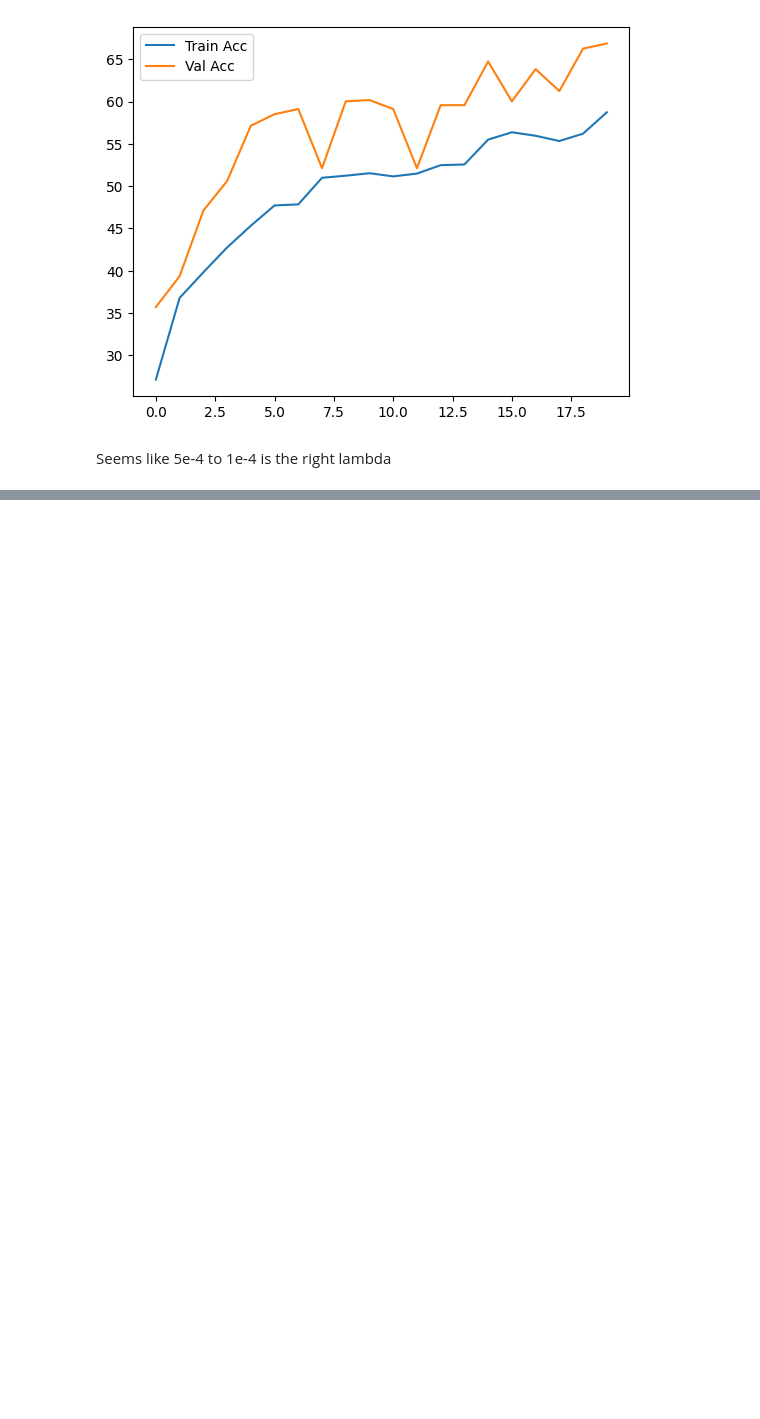
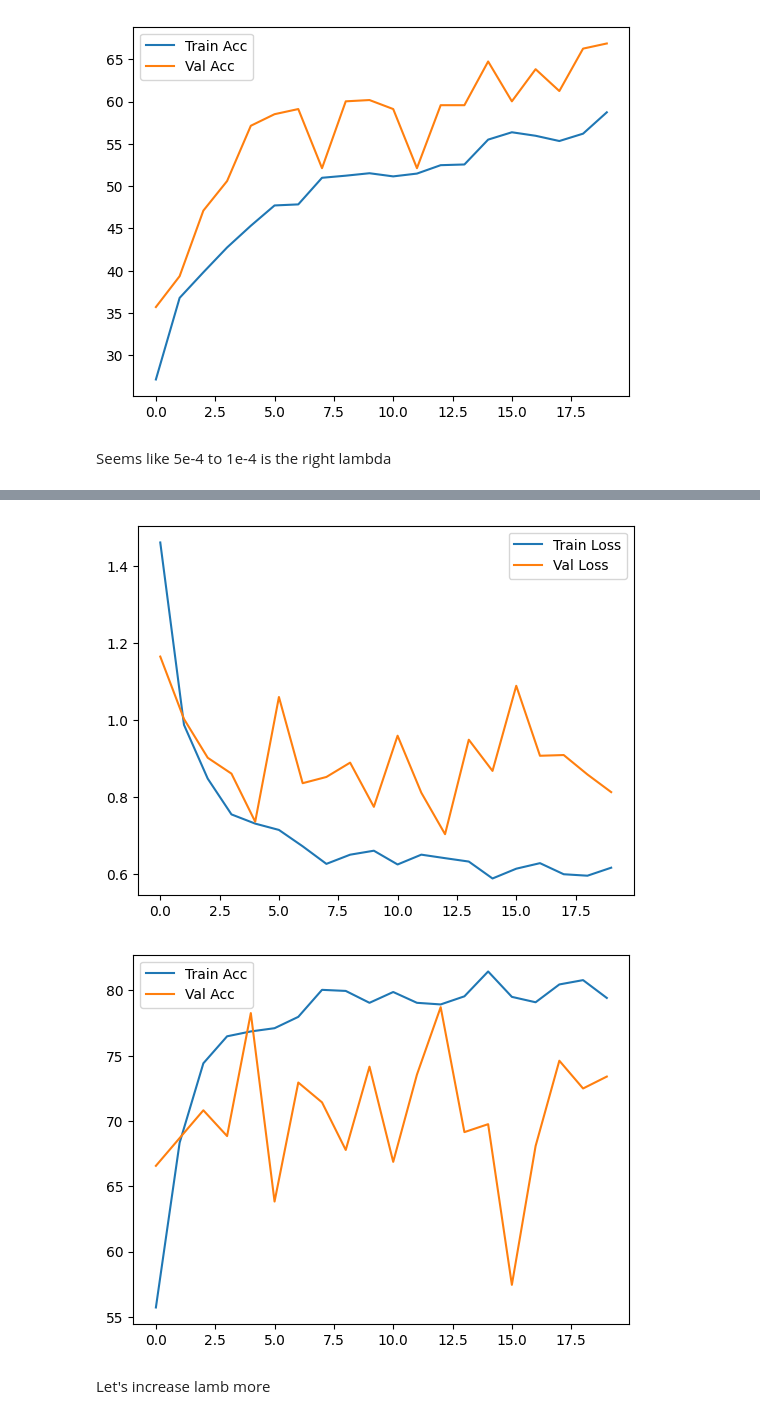
Before and after one commit to pranit-gandhi/astronomical-object-detection, a Jupyter notebook: slabs/ann.ipynb, the cells around one changed output, grey strips where cells are left out. Cells and saved outputs as stored; diff of their text form; code cells hidden in the pictures; blank space fills up the shorter version.

```diff
--- a/slabs/ann.ipynb
+++ b/slabs/ann.ipynb
@@ -873,0 +1173,30 @@ Seems like 5e-4 to 1e-4 is the right lambda
+# %%
+class ANN3(nn.Module):
+    def __init__(self, input_size = 3*128*128, num_classes = 12, dropout = 0.2):
+        super().__init__()
+        self.model = nn.Sequential(
+            nn.Linear(input_size,512),
+            nn.BatchNorm1d(512),
+            nn.ReLU(),
+            nn.Dropout(dropout),
+            nn.Linear(512, 256),
+            nn.BatchNorm1d(256),
+            nn.ReLU(),
+            nn.Dropout(0.1),
+            nn.Linear(256, num_classes)
+        )
+    def forward(self, x):
+        x = x.view(x.size(0), -1)
+        return self.model(x)
+# %%
+lamb = 0.0007
+ann_model = ANN3()
+trained_ann = train_ann(
+    ann_model,
+    train_loader,
+    val_loader,
+    device,
+    num_epochs=20,
+    learning_rate=0.001,
+    weight_decay=lamb
+)
@@ -873,0 +1221,15 @@ Seems like 5e-4 to 1e-4 is the right lambda
+# %%
+history = trained_ann[1]
+
+plt.plot(history["train_loss"], label="Train Loss")
+plt.plot(history["val_loss"], label="Val Loss")
+plt.legend()
+plt.show()
+
+plt.plot(history["train_accuracy"], label="Train Acc")
+plt.plot(history["val_accuracy"], label="Val Acc")
+plt.legend()
+plt.show()
+# %% [output]
+[figure, added]
+[figure, added]
@@ -873,0 +1241,2 @@ Seems like 5e-4 to 1e-4 is the right lambda
+# %% [markdown]
+Let's increase lamb more
```
Also changed, not shown: parts of 90 cells of this notebook, 1 other file.
